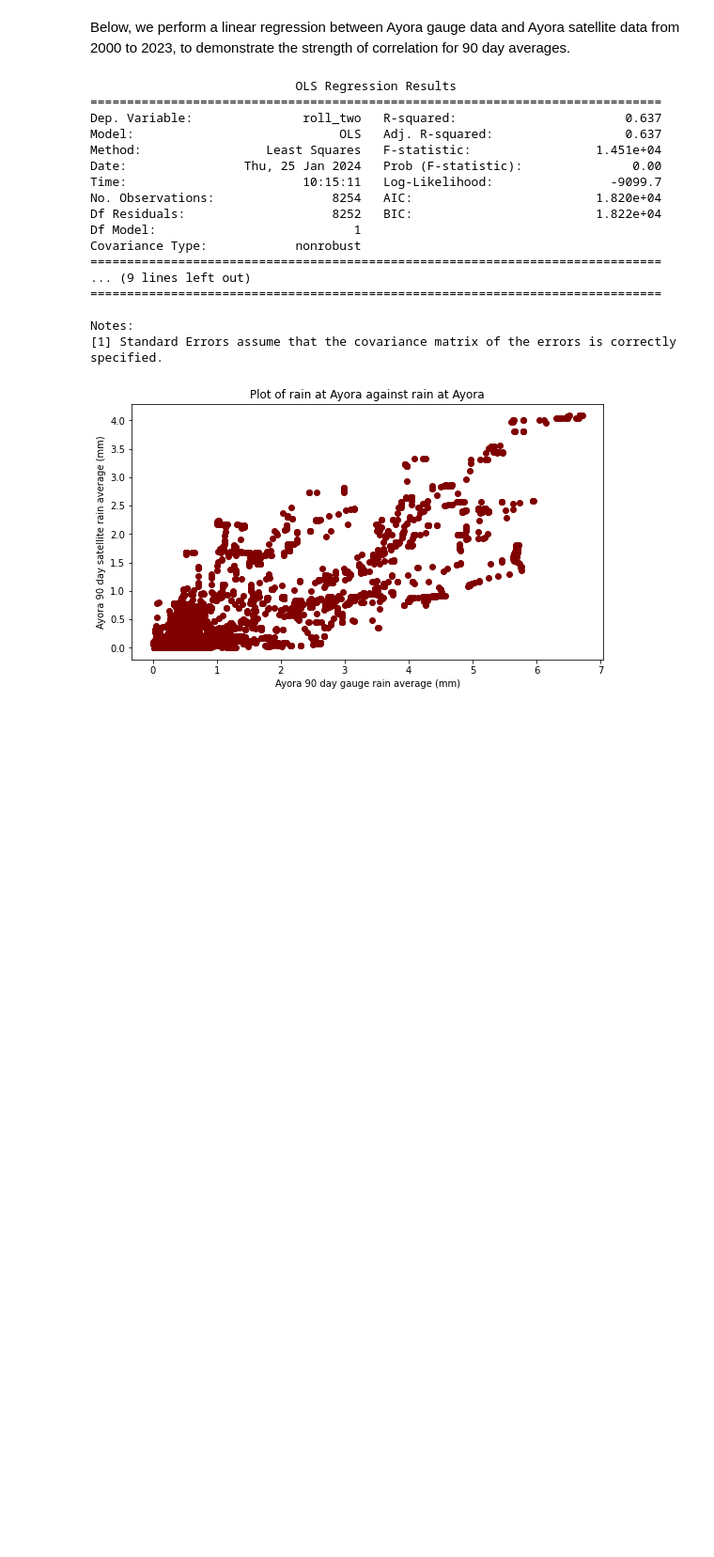
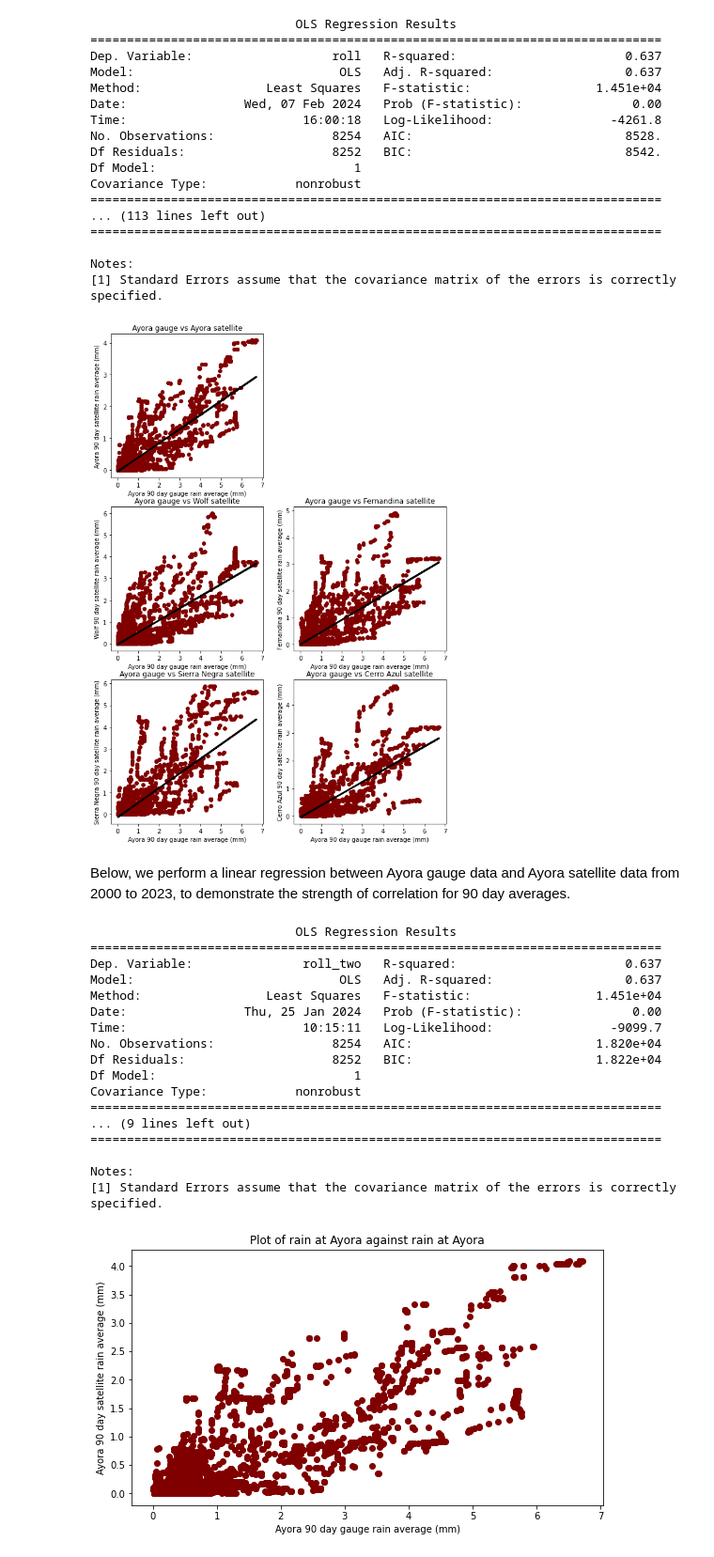
Before and after one commit to geodesymiami/precip-notebooks, a Jupyter notebook: hindcast_regression.ipynb, the cells around one changed output. Shown at 94% size. Saved outputs shown, nothing was run; the diff lists cells and outputs as text; code cells hidden in the pictures; blank space fills up the shorter version.

```diff
--- a/hindcast_regression.ipynb
+++ b/hindcast_regression.ipynb
@@ -16,12 +16,34 @@ bellavista = pd.read_csv(os.path.join(folder_path, "climate_bellavista.csv"))
 ayora = pd.read_csv(os.path.join(folder_path, "climate_puerto-ayora.csv"))
 # %%
 sites_dict = {'Wolf': (-91.35, .05, 'Wolf'), 'Fernandina': (-91.45, -.45, 'Fernandina'), 'Negra, Sierra': (-91.15, -.85, 'Sierra Negra'), 'Azul, Cerro': (-91.25, -.55, 'Cerro Azul') } # Long/lat pairs must exist in rainfall data
-gauges_dict = {'Bellavista': (-90.35, -.65), 'Ayora': (-90.35,-.75)}
+gauges_dict = {'Ayora': (-90.35,-.75)}
 #volcanos = {'Wolf': (-91.20, 0.0), 'Fernandina': (-91.33, -0.22), 'Negra, Sierra': (-91.17, -0.83), 'Azul, Cerro': (-91.24, -0.55), 'Bellavista': (-90.33, -.69), 'Ayora': (-90.3,-.74)} # Long/lat pairs must exist in rainfall data
 compare_site = ayora  # Choose a gauge site to compare to (currently either ayora or bellavista)
 site_name = 'Ayora' # Same choice as for compare_site, but as a string and capitalized
 rolling_number = 90 # Number of days to average rainfall over
 print_summary = True # Make true if you want to see summary of regression
+# %%
+compare_frame = data_cleaner(compare_site, rolling_number)
+scatter_compare(rainfall, sites_dict, gauges_dict, compare_frame, site_name, rolling_number)
+# %% [output]
+                            OLS Regression Results
+==============================================================================
+Dep. Variable:                   roll   R-squared:                       0.637
+Model:                            OLS   Adj. R-squared:                  0.637
+Method:                 Least Squares   F-statistic:                 1.451e+04
+Date:                Wed, 07 Feb 2024   Prob (F-statistic):               0.00
+Time:                        16:00:18   Log-Likelihood:                -4261.8
+No. Observations:                8254   AIC:                             8528.
+Df Residuals:                    8252   BIC:                             8542.
+Df Model:                           1
+Covariance Type:            nonrobust
+==============================================================================
+... (113 lines left out)
+==============================================================================
+
+Notes:
+[1] Standard Errors assume that the covariance matrix of the errors is correctly specified.
+[figure, added]
 # %% [markdown]
 Below, we perform a linear regression between Ayora gauge data and Ayora satellite data from 2000 to 2023, to demonstrate the strength of correlation for 90 day averages.
 # %%
```
Also changed, not shown: 18 other files.
